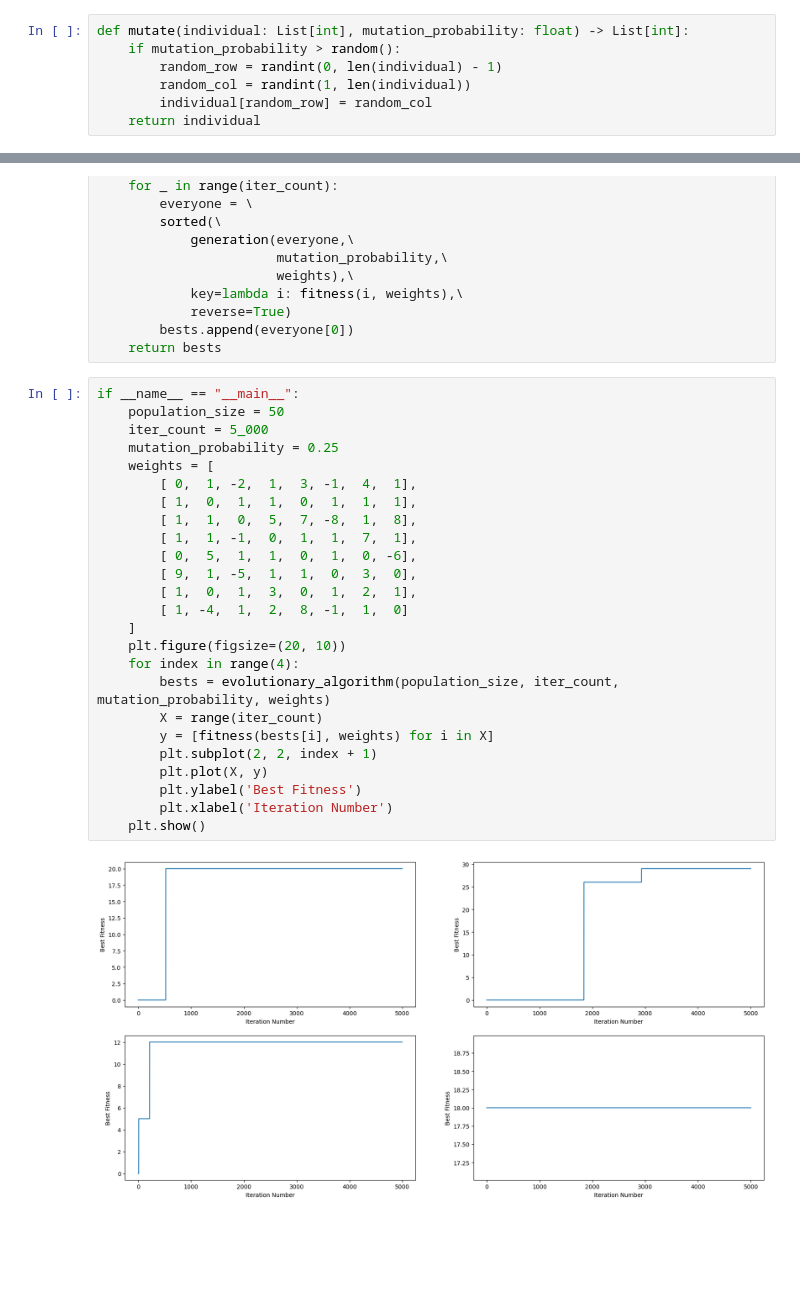
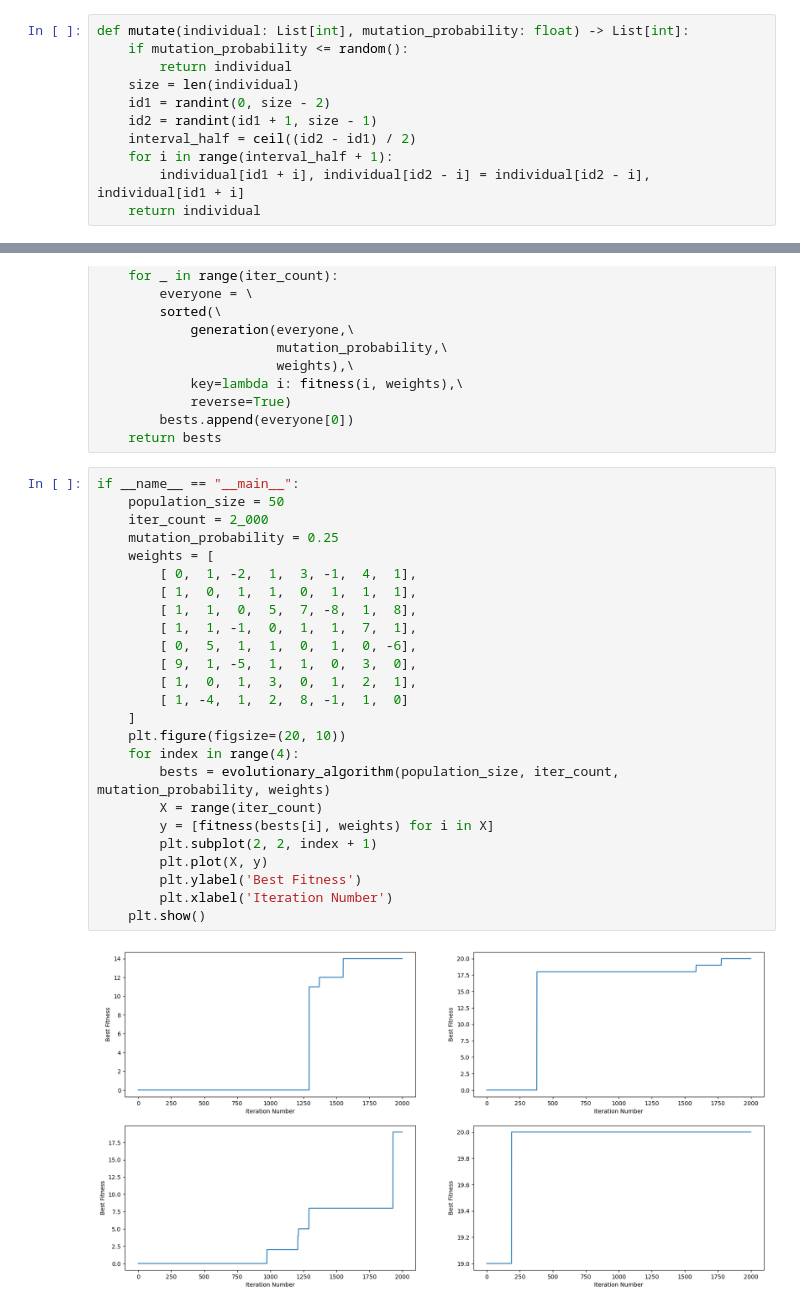
Before and after one commit to victors3136/Artificial-Intelligence-Laboratory-Work, a Jupyter notebook: L09.ipynb, the cells around one changed output, grey strips where cells are left out. Drawn from its saved outputs; the diff is of its cells as text; blank space fills up the shorter version.

```diff
--- a/L09.ipynb
+++ b/L09.ipynb
@@ -76,10 +77,14 @@ def fitness(individual: List[int], weights: List[List[float]]) -> float:
     return total_weight
 # %%
 def mutate(individual: List[int], mutation_probability: float) -> List[int]:
-    if mutation_probability > random():
-        random_row = randint(0, len(individual) - 1)
-        random_col = randint(1, len(individual))
-        individual[random_row] = random_col
+    if mutation_probability <= random():
+        return individual
+    size = len(individual)
+    id1 = randint(0, size - 2)
+    id2 = randint(id1 + 1, size - 1)
+    interval_half = ceil((id2 - id1) / 2)
+    for i in range(interval_half + 1):
+        individual[id1 + i], individual[id2 - i] = individual[id2 - i], individual[id1 + i]
     return individual
 # %%
 def crossover(father: List[int], mother: List[int]) -> [List[int], List[int]]:
@@ -150,27 +155,27 @@ def evolutionary_algorithm(population_size: int, iter_count: int, mutation_proba
 # %%
 if __name__ == "__main__":
     population_size = 50
-    iter_count = 5_000
+    iter_count = 2_000
     mutation_probability = 0.25
     weights = [
         [ 0,  1, -2,  1,  3, -1,  4,  1],
         [ 1,  0,  1,  1,  0,  1,  1,  1],
         [ 1,  1,  0,  5,  7, -8,  1,  8],
         [ 1,  1, -1,  0,  1,  1,  7,  1],
         [ 0,  5,  1,  1,  0,  1,  0, -6],
         [ 9,  1, -5,  1,  1,  0,  3,  0],
         [ 1,  0,  1,  3,  0,  1,  2,  1],
         [ 1, -4,  1,  2,  8, -1,  1,  0]
     ]
     plt.figure(figsize=(20, 10))
     for index in range(4):
         bests = evolutionary_algorithm(population_size, iter_count, mutation_probability, weights)
         X = range(iter_count)
         y = [fitness(bests[i], weights) for i in X]
         plt.subplot(2, 2, index + 1)
         plt.plot(X, y)
         plt.ylabel('Best Fitness')
         plt.xlabel('Iteration Number')
     plt.show()
 # %% [output]
-[figure, old version]
+[figure, new version]
```
Also changed, not shown: parts of 3 cells of this notebook.
